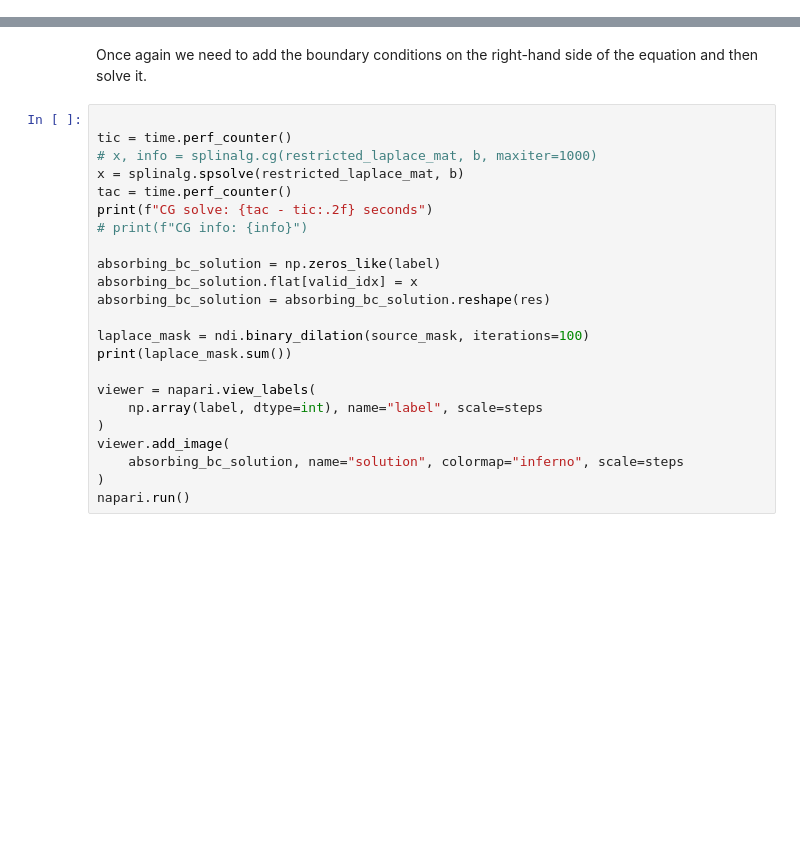
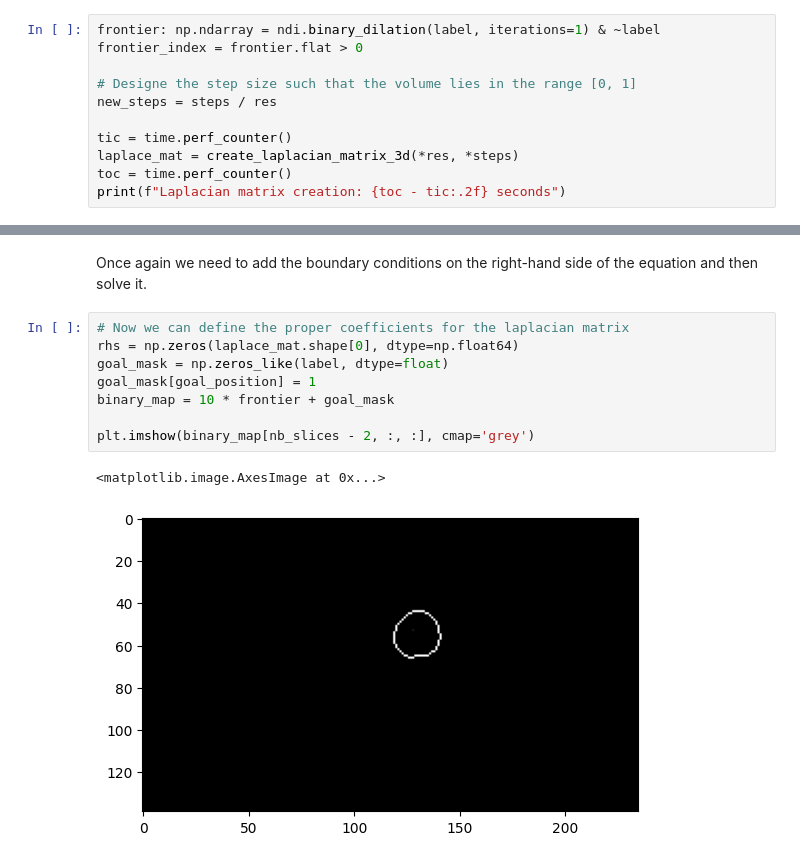
Before and after one commit to rcremese/napari-potential-field-navigation, a Jupyter notebook: lung.ipynb, the cells around one changed output, grey strips where cells are left out. Cells and saved outputs as stored; diff of their text form; blank space fills up the shorter version.

```diff
--- a/lung.ipynb
+++ b/lung.ipynb
@@ -281,0 +231,11 @@ Error:
+# %%
+frontier: np.ndarray = ndi.binary_dilation(label, iterations=1) & ~label
+frontier_index = frontier.flat > 0
+
+# Designe the step size such that the volume lies in the range [0, 1]
+new_steps = steps / res
+
+tic = time.perf_counter()
+laplace_mat = create_laplacian_matrix_3d(*res, *steps)
+toc = time.perf_counter()
+print(f"Laplacian matrix creation: {toc - tic:.2f} seconds")
@@ -282,25 +281,13 @@ Error:
 # %% [markdown]
 Once again we need to add the boundary conditions on the right-hand side of the equation and then solve it.
-# %%
-
-tic = time.perf_counter()
-# x, info = splinalg.cg(restricted_laplace_mat, b, maxiter=1000)
-x = splinalg.spsolve(restricted_laplace_mat, b)
-tac = time.perf_counter()
-print(f"CG solve: {tac - tic:.2f} seconds")
-# print(f"CG info: {info}")
-
-absorbing_bc_solution = np.zeros_like(label)
-absorbing_bc_solution.flat[valid_idx] = x
-absorbing_bc_solution = absorbing_bc_solution.reshape(res)
-
-laplace_mask = ndi.binary_dilation(source_mask, iterations=100)
-print(laplace_mask.sum())
-
-viewer = napari.view_labels(
-    np.array(label, dtype=int), name="label", scale=steps
-)
-viewer.add_image(
-    absorbing_bc_solution, name="solution", colormap="inferno", scale=steps
-)
-napari.run()
+# %%
+# Now we can define the proper coefficients for the laplacian matrix
+rhs = np.zeros(laplace_mat.shape[0], dtype=np.float64)
+goal_mask = np.zeros_like(label, dtype=float)
+goal_mask[goal_position] = 1
+binary_map = 10 * frontier + goal_mask
+
+plt.imshow(binary_map[nb_slices - 2, :, :], cmap='grey')
+# %% [output]
+<matplotlib.image.AxesImage at 0x...>
+[figure, added]
```
Also changed, not shown: parts of 18 cells of this notebook, 1 other file.
